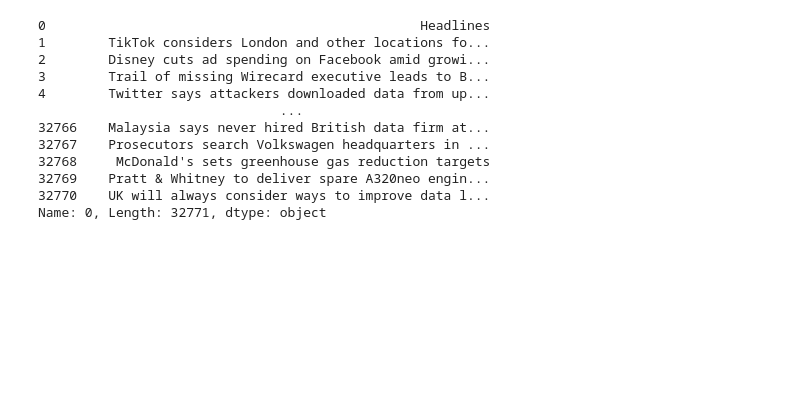
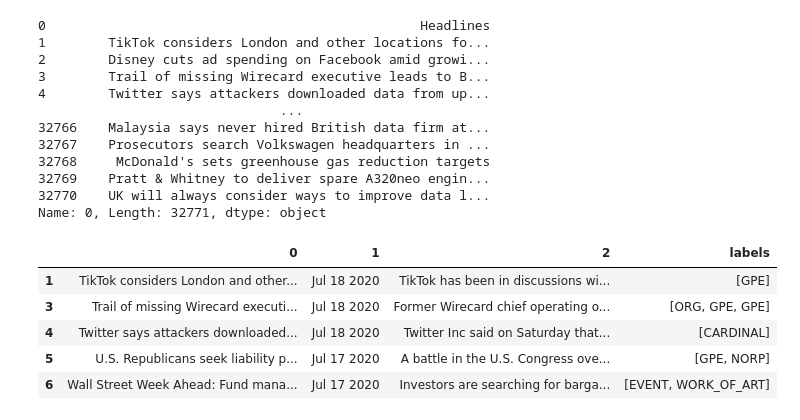
Before and after one commit to HarmanBhutani/ML_projects, a Jupyter notebook: Assignment4_PartB.ipynb, the cells around one changed output. Cells and saved outputs as stored; diff of their text form; code cells hidden in the pictures; blank space fills up the shorter version.

```diff
--- a/Assignment4_PartB.ipynb
+++ b/Assignment4_PartB.ipynb
@@ -80,0 +98,9 @@ labels[:3]
+# %%
+df_reut.head()
+# %% [output]
+|  | 0 | 1 | 2 | labels |
+| 1 | TikTok considers London and other... | Jul 18 2020 | TikTok has been in discussions wi... | [GPE] |
+| 3 | Trail of missing Wirecard executi... | Jul 18 2020 | Former Wirecard chief operating o... | [ORG, GPE, GPE] |
+| 4 | Twitter says attackers downloaded... | Jul 18 2020 | Twitter Inc said on Saturday that... | [CARDINAL] |
+| 5 | U.S. Republicans seek liability p... | Jul 17 2020 | A battle in the U.S. Congress ove... | [GPE, NORP] |
+| 6 | Wall Street Week Ahead: Fund mana... | Jul 17 2020 | Investors are searching for barga... | [EVENT, WORK_OF_ART] |
```
Also changed, not shown: parts of 23 cells of this notebook.
